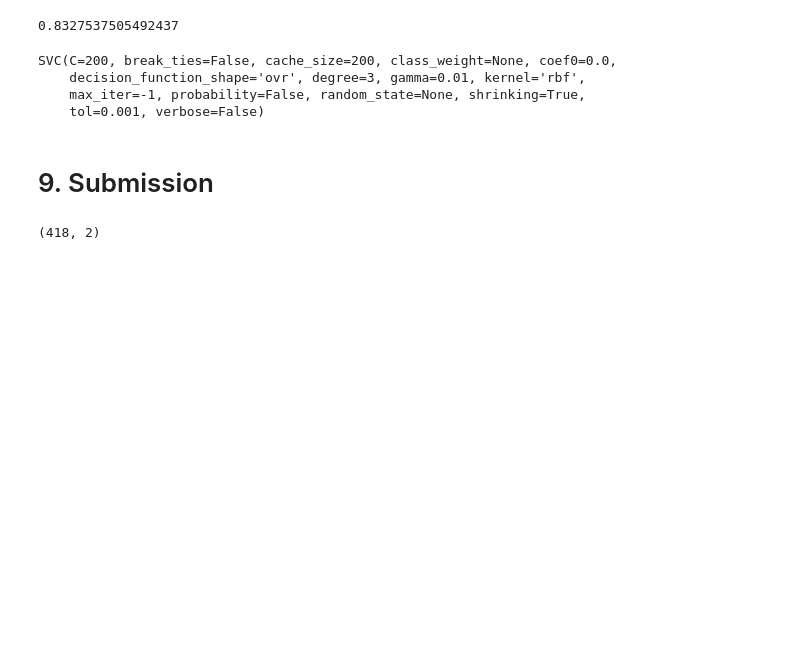
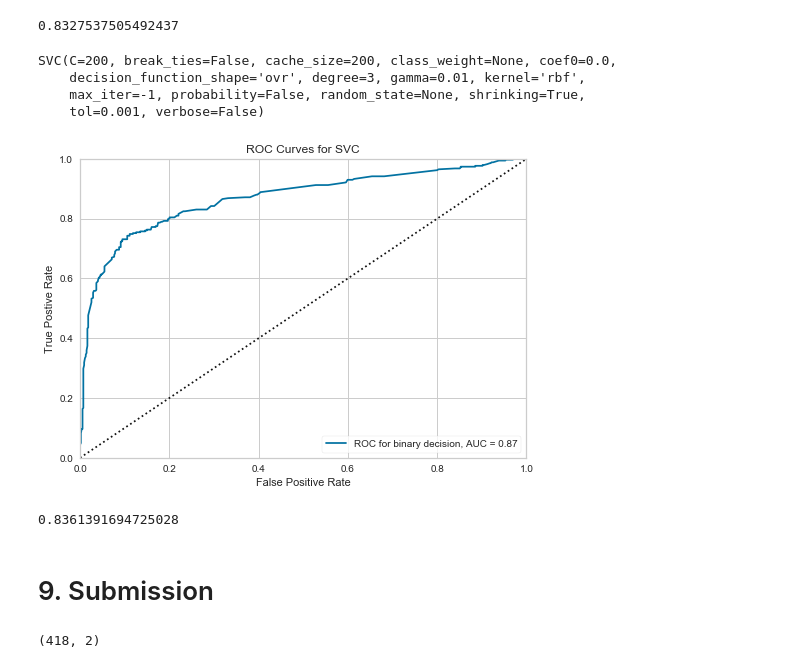
Before and after one commit to xddongx/flexink, a Jupyter notebook: titanic/Newtitanic.ipynb, the cells around one changed output. Drawn from its saved outputs; the diff is of its cells as text; code cells hidden in the pictures; blank space fills up the shorter version.

```diff
--- a/titanic/Newtitanic.ipynb
+++ b/titanic/Newtitanic.ipynb
@@ -754,6 +774,18 @@ SVC(C=200, break_ties=False, cache_size=200, class_weight=None, coef0=0.0,
     decision_function_shape='ovr', degree=3, gamma=0.01, kernel='rbf',
     max_iter=-1, probability=False, random_state=None, shrinking=True,
     tol=0.001, verbose=False)
+# %%
+
+from yellowbrick.classifier import ROCAUC
+
+visualizer = ROCAUC(svc_clf, classes=[0, 1], micro=False, macro=False, per_class=False)
+visualizer.fit(x_train, y_train)
+score = visualizer.score(x_train, y_train)
+visualizer.show()
+print(score)
+# %% [output]
+[figure, added]
+0.8361391694725028
 # %% [markdown]
 # 9. Submission
 # %%
```
Also changed, not shown: parts of 14 cells of this notebook, 8 other files.
